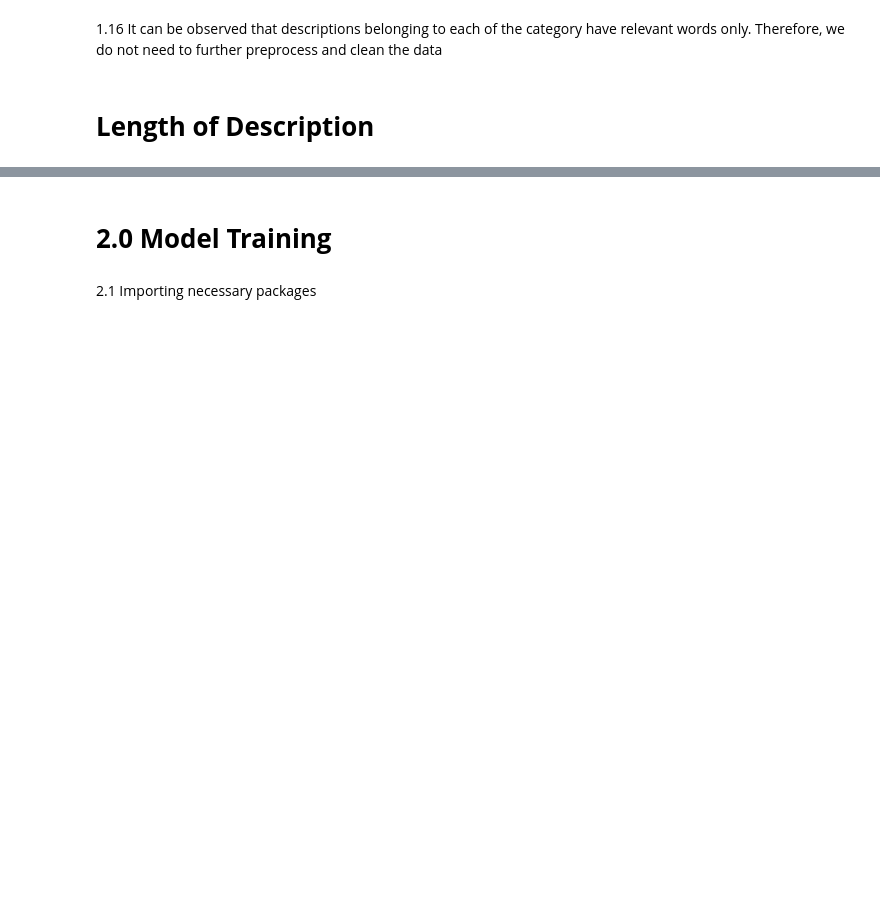
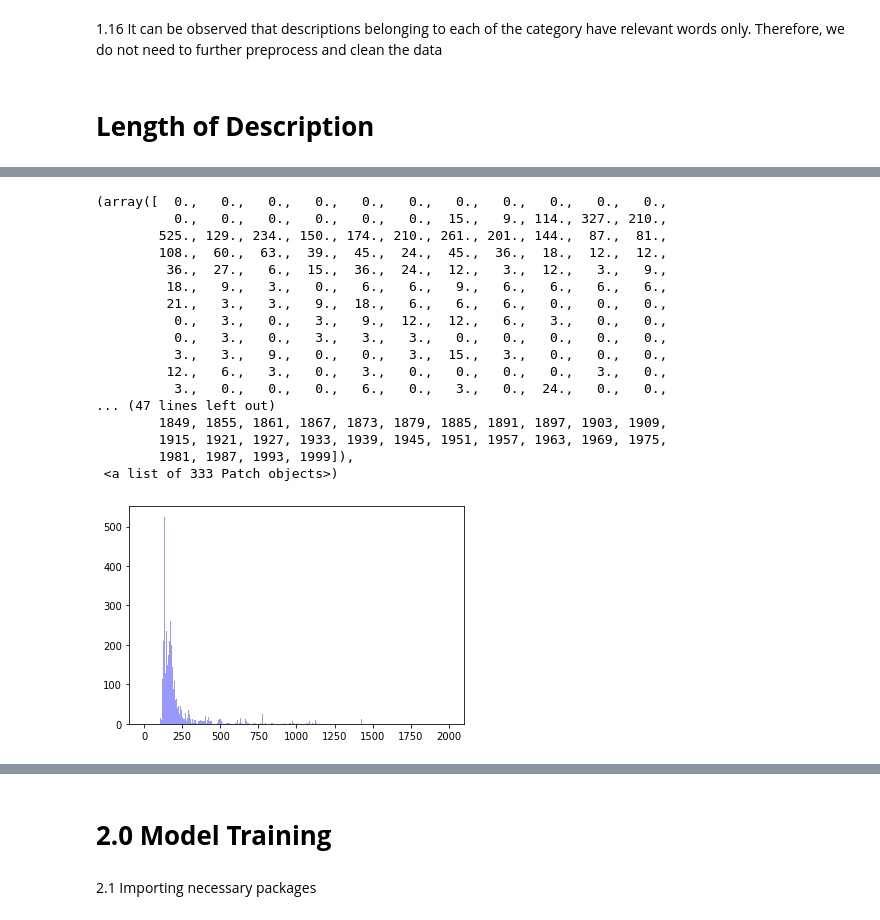
Before and after one commit to ankita1964/Flipkary_Product_Category_Prediction, a Jupyter notebook: MIDAS_TASK.ipynb, the cells around one changed output, grey strips where cells are left out. Cells and saved outputs as stored; diff of their text form; code cells hidden in the pictures; blank space fills up the shorter version.

```diff
--- a/MIDAS_TASK.ipynb
+++ b/MIDAS_TASK.ipynb
@@ -501,0 +515,32 @@ ValueError: ignored
+# %%
+desc = []
+prod = []
+jewellery = []
+for index,row in df_balanced.iterrows():
+  d = df_balanced['description'].iloc[index]
+  p = df_balanced['product_category_tree'].iloc[index]
+  if (p=='Jewellery'):
+    length = len(str(d))
+    jewellery.append(length)
+
+plt.hist(jewellery, bins=range(1,2000,6),
+              alpha=0.4, color="blue")
+# %% [output]
+(array([  0.,   0.,   0.,   0.,   0.,   0.,   0.,   0.,   0.,   0.,   0.,
+          0.,   0.,   0.,   0.,   0.,   0.,  15.,   9., 114., 327., 210.,
+        525., 129., 234., 150., 174., 210., 261., 201., 144.,  87.,  81.,
+        108.,  60.,  63.,  39.,  45.,  24.,  45.,  36.,  18.,  12.,  12.,
+         36.,  27.,   6.,  15.,  36.,  24.,  12.,   3.,  12.,   3.,   9.,
+         18.,   9.,   3.,   0.,   6.,   6.,   9.,   6.,   6.,   6.,   6.,
+         21.,   3.,   3.,   9.,  18.,   6.,   6.,   6.,   0.,   0.,   0.,
+          0.,   3.,   0.,   3.,   9.,  12.,  12.,   6.,   3.,   0.,   0.,
+          0.,   3.,   0.,   3.,   3.,   3.,   0.,   0.,   0.,   0.,   0.,
+          3.,   3.,   9.,   0.,   0.,   3.,  15.,   3.,   0.,   0.,   0.,
+         12.,   6.,   3.,   0.,   3.,   0.,   0.,   0.,   0.,   3.,   0.,
+          3.,   0.,   0.,   0.,   6.,   0.,   3.,   0.,  24.,   0.,   0.,
+... (47 lines left out)
+        1849, 1855, 1861, 1867, 1873, 1879, 1885, 1891, 1897, 1903, 1909,
+        1915, 1921, 1927, 1933, 1939, 1945, 1951, 1957, 1963, 1969, 1975,
+        1981, 1987, 1993, 1999]),
+ <a list of 333 Patch objects>)
+[figure, added]
```
Also changed, not shown: parts of 11 cells of this notebook.
